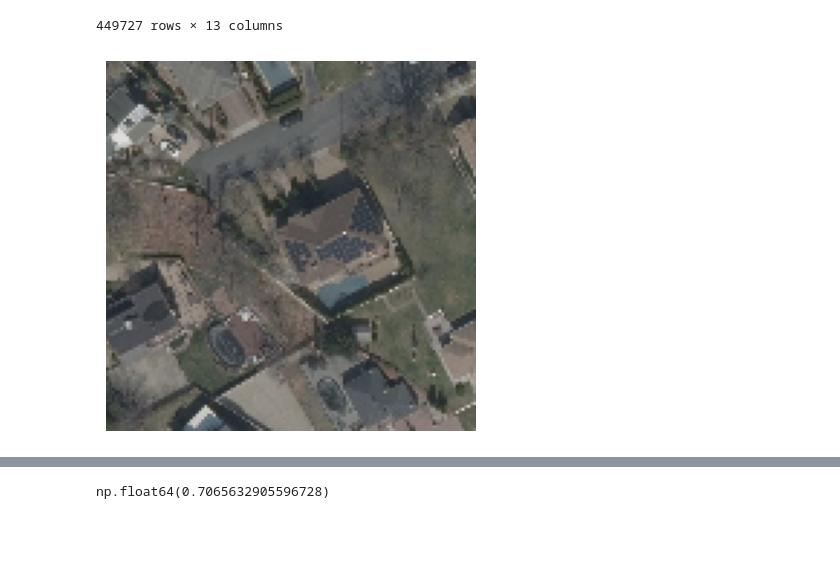
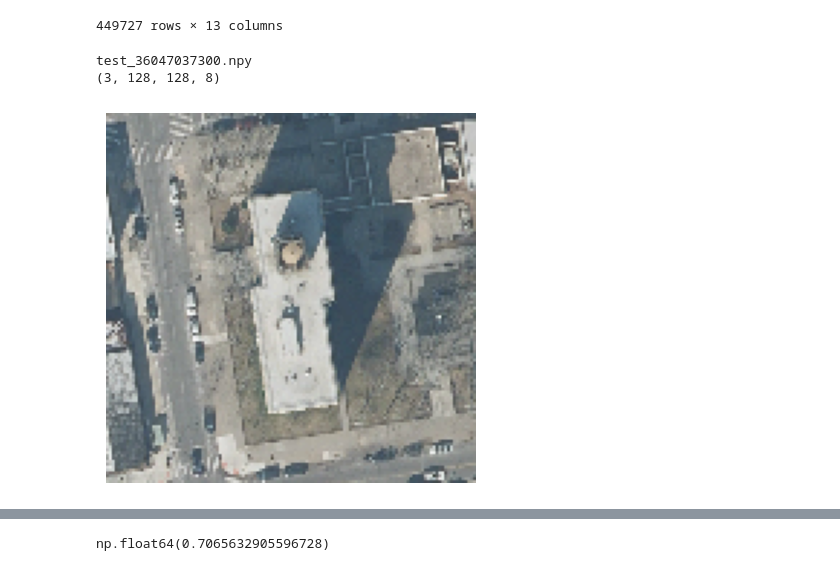
Before and after one commit to Queeno11/ny_state_aerial_imagery_prototype, a Jupyter notebook: notebooks/test.ipynb, the cells around one changed output, grey strips where cells are left out. Saved outputs shown, nothing was run; the diff lists cells and outputs as text; code cells hidden in the pictures; blank space fills up the shorter version.

```diff
--- a/notebooks/test.ipynb
+++ b/notebooks/test.ipynb
@@ -88,16 +213,23 @@ Deleted images due to train/test overlapping: 2.93% (13179 features)
 | 457306 | 7/25/2019-7/30/2019 | Staten Island | 64529 | 36085024401 | 36 | 085 | 024401 | Census Tract 244.01 | 36085 | 127250 | ... |
 449727 rows × 13 columns
 # %%
+import os
 import numpy as np
-random_int = np.random.randint(0, high=1)
-random_int2 = np.random.randint(0, high=64)
 
-test = np.load(rf"/mnt/c/Working Papers/NY State Aerial Imagery Prototype/ny_state_aerial_imagery_prototype/results/effnet_v2S_lr0.0001_size128_y2020_stack1-4/examples/effnet_v2S_lr0.0001_size128_y2020_stack1-4_test_example_{random_int}_imgs.npy")
+folder = r"/home/abbatenicolas/data/val_datasets/val_size128_tiles1_stacked1-4"
+files = os.listdir(folder)
+file = files[np.random.randint(0, high=len(files))]
+print(file)
+
+test = np.load(rf"{folder}/{file}")
 import matplotlib.pyplot as plt
-
+print(test.shape)
+random_int2 = np.random.randint(0, high=test.shape[0])
 # Plot the numpy array as an image
 plt.imshow(test[random_int2, :, :, 4:7])
 plt.axis('off')  # Turn off the axis
 plt.show()
 # %% [output]
+test_36047037300.npy
+(3, 128, 128, 8)
-[figure, old version]
+[figure, new version]
```
Also changed, not shown: parts of 16 cells of this notebook, 10 other files.
